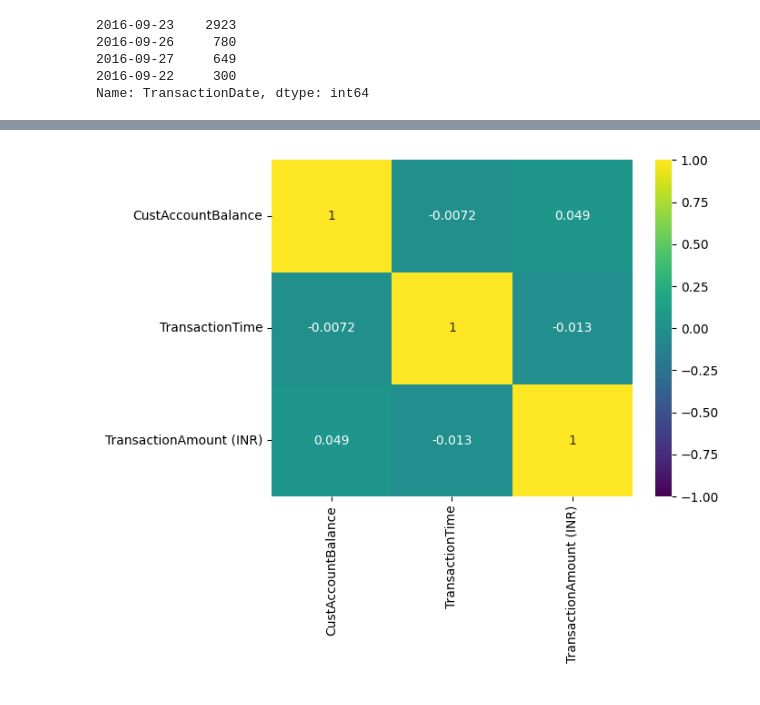
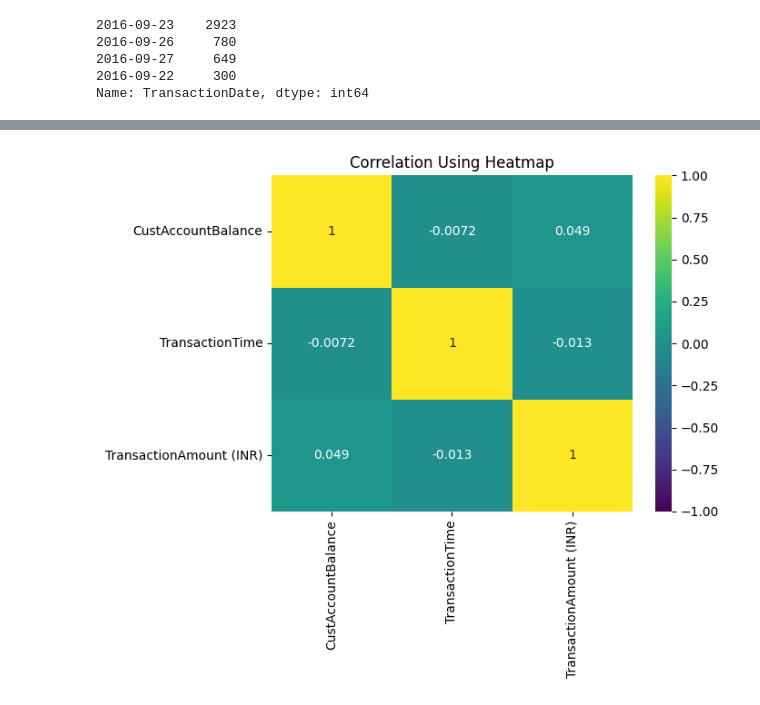
Before and after one commit to danielhermawan02/Bank-Segmentation-Analysis, a Jupyter notebook: tugas1.ipynb, the cells around one changed output, grey strips where cells are left out. Cells and saved outputs as stored; diff of their text form; code cells hidden in the pictures.

```diff
--- a/tugas1.ipynb
+++ b/tugas1.ipynb
@@ -211,9 +204,10 @@ plt.show()
 # %%
 # Finding correlation between data columns
 sns.heatmap(df.corr(),annot=True,cmap='viridis',vmin=-1,vmax=1)
+plt.title('Correlation Using Heatmap')
 plt.show()
 # %% [output]
-[figure, old version]
+[figure, new version]
 # %%
 # Highest transaction amount based on location
 # df['CustLocation'].value_counts(ascending = False)
```
Also changed, not shown: parts of 6 cells of this notebook, 2 other files.
